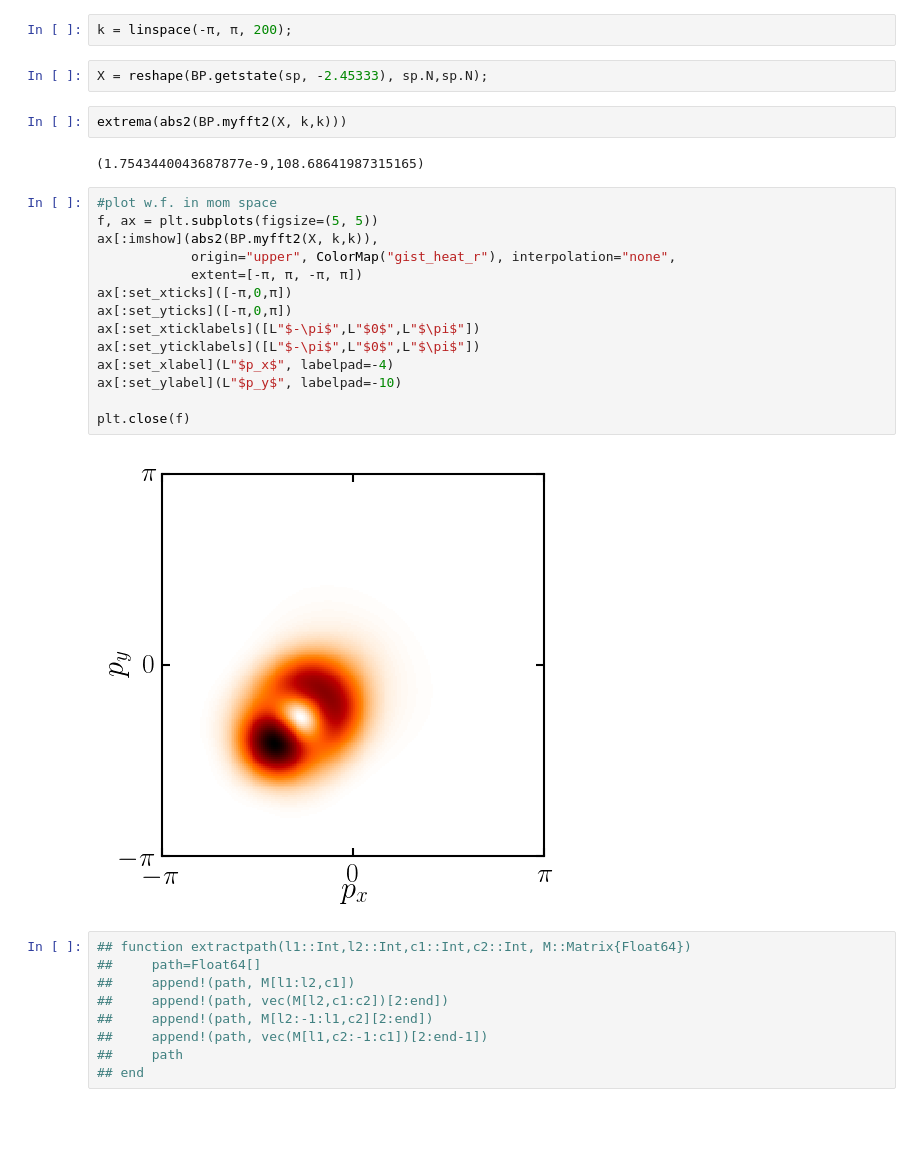
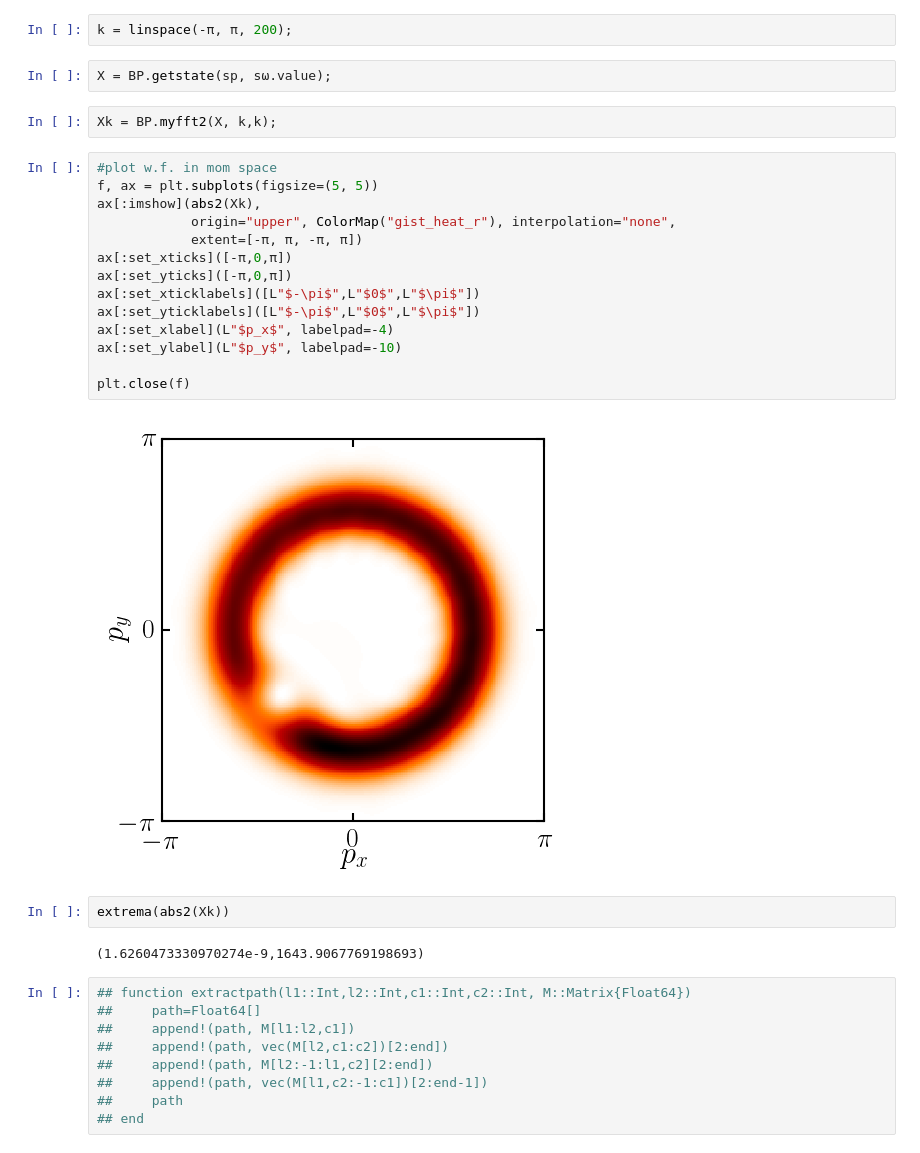
Before and after one commit to berceanu/topo-photon, a Jupyter notebook: anc/exploratory.ipynb, the cells around one changed output. Cells and saved outputs as stored; diff of their text form; blank space fills up the shorter version.

```diff
--- a/anc/exploratory.ipynb
+++ b/anc/exploratory.ipynb
@@ -231,27 +391,29 @@ lift(ω -> withfig(()->begin
 # %%
 k = linspace(-π, π, 200);
 # %%
-X = reshape(BP.getstate(sp, -2.45333), sp.N,sp.N);
+X = BP.getstate(sp, sω.value);
 # %%
-extrema(abs2(BP.myfft2(X, k,k)))
+Xk = BP.myfft2(X, k,k);
-# %% [output]
-(1.7543440043687877e-9,108.68641987315165)
 # %%
 #plot w.f. in mom space
 f, ax = plt.subplots(figsize=(5, 5))
-ax[:imshow](abs2(BP.myfft2(X, k,k)),
+ax[:imshow](abs2(Xk),
             origin="upper", ColorMap("gist_heat_r"), interpolation="none",
             extent=[-π, π, -π, π])
 ax[:set_xticks]([-π,0,π])
 ax[:set_yticks]([-π,0,π])
 ax[:set_xticklabels]([L"$-\pi$",L"$0$",L"$\pi$"])
 ax[:set_yticklabels]([L"$-\pi$",L"$0$",L"$\pi$"])
 ax[:set_xlabel](L"$p_x$", labelpad=-4)
 ax[:set_ylabel](L"$p_y$", labelpad=-10)
 
 plt.close(f)
 # %% [output]
-[figure, old version]
+[figure, new version]
+# %%
+extrema(abs2(Xk))
+# %% [output]
+(1.6260473330970274e-9,1643.9067769198693)
 # %%
 ## function extractpath(l1::Int,l2::Int,c1::Int,c2::Int, M::Matrix{Float64})
 ##     path=Float64[]
```
Also changed, not shown: parts of 47 cells of this notebook, 3 other files.
